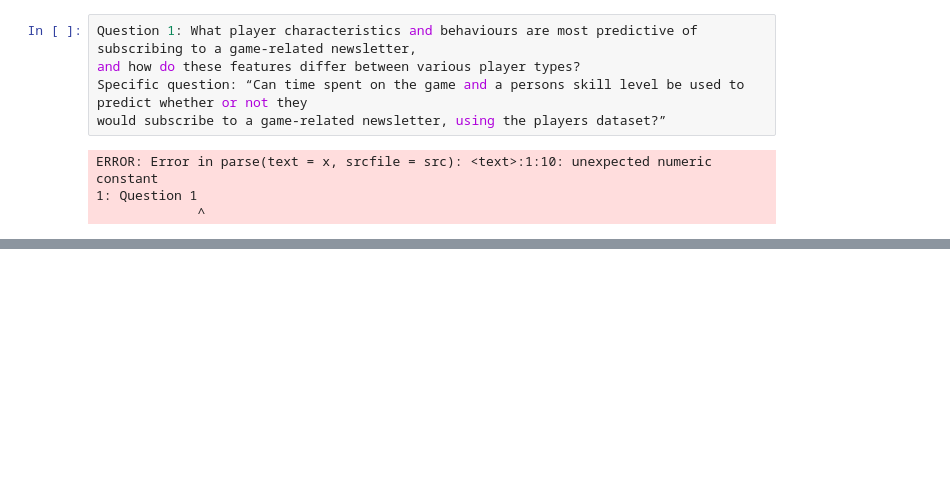
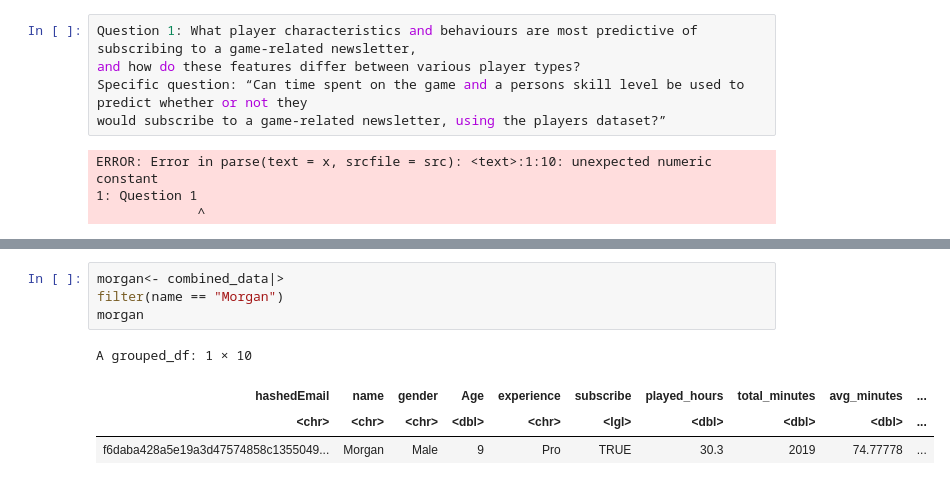
Before and after one commit to bennettz1100/dsci100--Project-Kickoff, a Jupyter notebook: Project Planning Stage (Individual).ipynb, the cells around one changed output, grey strips where cells are left out. Drawn from its saved outputs; the diff is of its cells as text; blank space fills up the shorter version.

```diff
--- a/Project Planning Stage (Individual).ipynb
+++ b/Project Planning Stage (Individual).ipynb
@@ -147,0 +159,9 @@ A tibble: 1535 × 4
+# %%
+morgan<- combined_data|>
+filter(name == "Morgan")
+morgan
+# %% [output]
+A grouped_df: 1 × 10
+| hashedEmail | name | gender | Age | experience | subscribe | played_hours | total_minutes | avg_minutes | ... |
+| <chr> | <chr> | <chr> | <dbl> | <chr> | <lgl> | <dbl> | <dbl> | <dbl> | ... |
+| f6daba428a5e19a3d47574858c1355049... | Morgan | Male | 9 | Pro | TRUE | 30.3 | 2019 | 74.77778 | ... |
```
Also changed, not shown: parts of 4 cells of this notebook.
